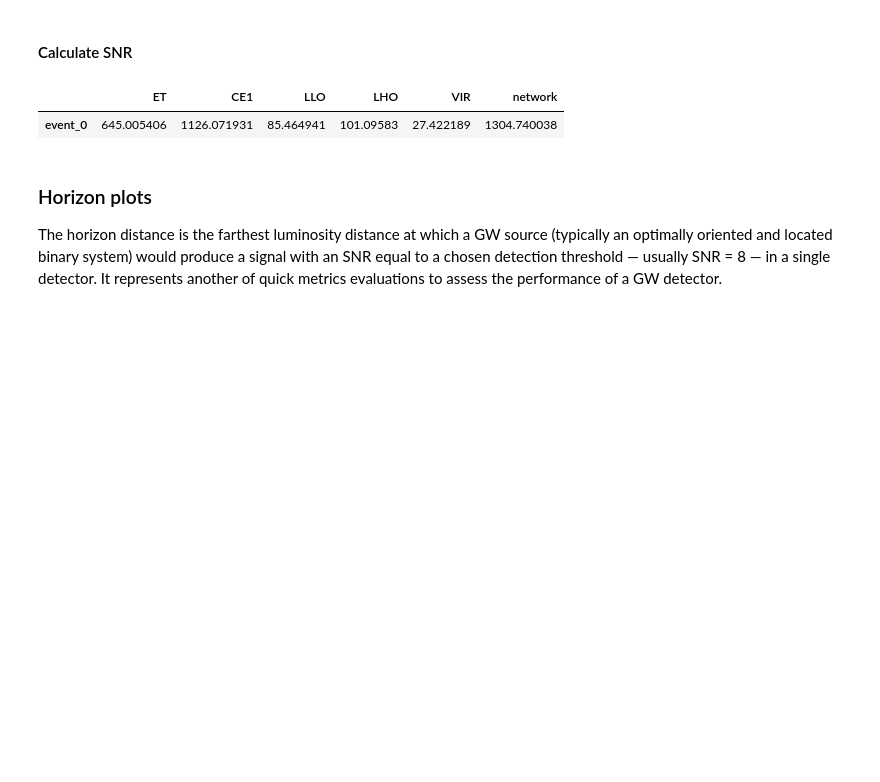
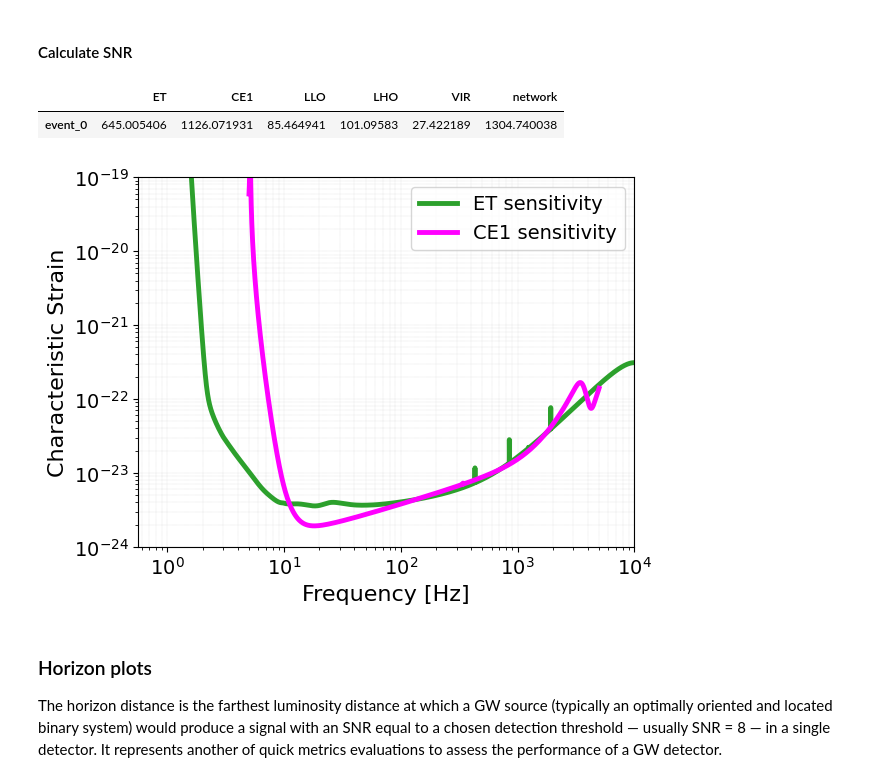
Before and after one commit to u-dupletsa/ISAPP2025, a Jupyter notebook: gw_metrics_tutorial.ipynb, the cells around one changed output. Cells and saved outputs as stored; diff of their text form; code cells hidden in the pictures; blank space fills up the shorter version.

```diff
--- a/gw_metrics_tutorial.ipynb
+++ b/gw_metrics_tutorial.ipynb
@@ -380,6 +380,24 @@ snr
 # %% [output]
 |  | ET | CE1 | LLO | LHO | VIR | network |
 | event_0 | 645.005406 | 1126.071931 | 85.464941 | 101.09583 | 27.422189 | 1304.740038 |
+# %%
+psd_data_et = gw.utilities.get_detector_psd('ET')
+psd_data_ce1 = gw.utilities.get_detector_psd('CE1')
+# psd_data is a dictionary with the keys 'frequency' and 'psd'
+
+plt.loglog(psd_data[:, 0], np.sqrt(psd_data_et[:, 0] * psd_data_et[:, 1]), label='%s sensitivity' %detector,
+            color='tab:green', linestyle='-', linewidth=3.5)
+plt.loglog(psd_data_ce1[:, 0], np.sqrt(psd_data_ce1[:, 0] * psd_data_ce1[:, 1]), label='CE1 sensitivity',
+            color='magenta', linestyle='-', linewidth=3.5)
+plt.legend()
+plt.ylim(1e-24, 1e-19)
+plt.xlim(0, 1e4)
+plt.xlabel('Frequency [Hz]')
+plt.ylabel('Characteristic Strain')
+plt.grid(linestyle='dotted', linewidth='0.25', which='both')
+plt.show()
+# %% [output]
+[figure, added]
 # %% [markdown]
 ### Horizon plots
 
```
Also changed, not shown: parts of 1 cell of this notebook.
